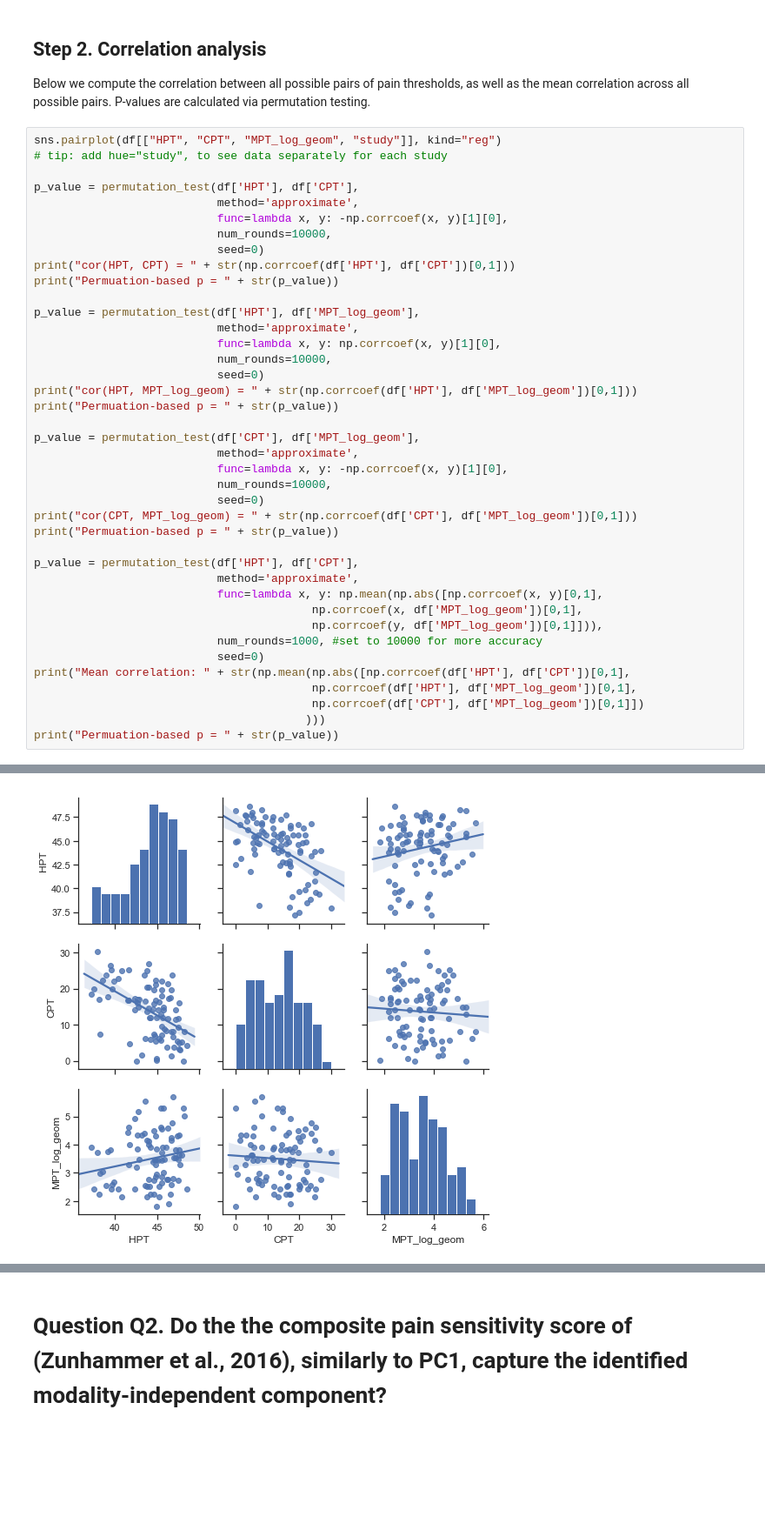
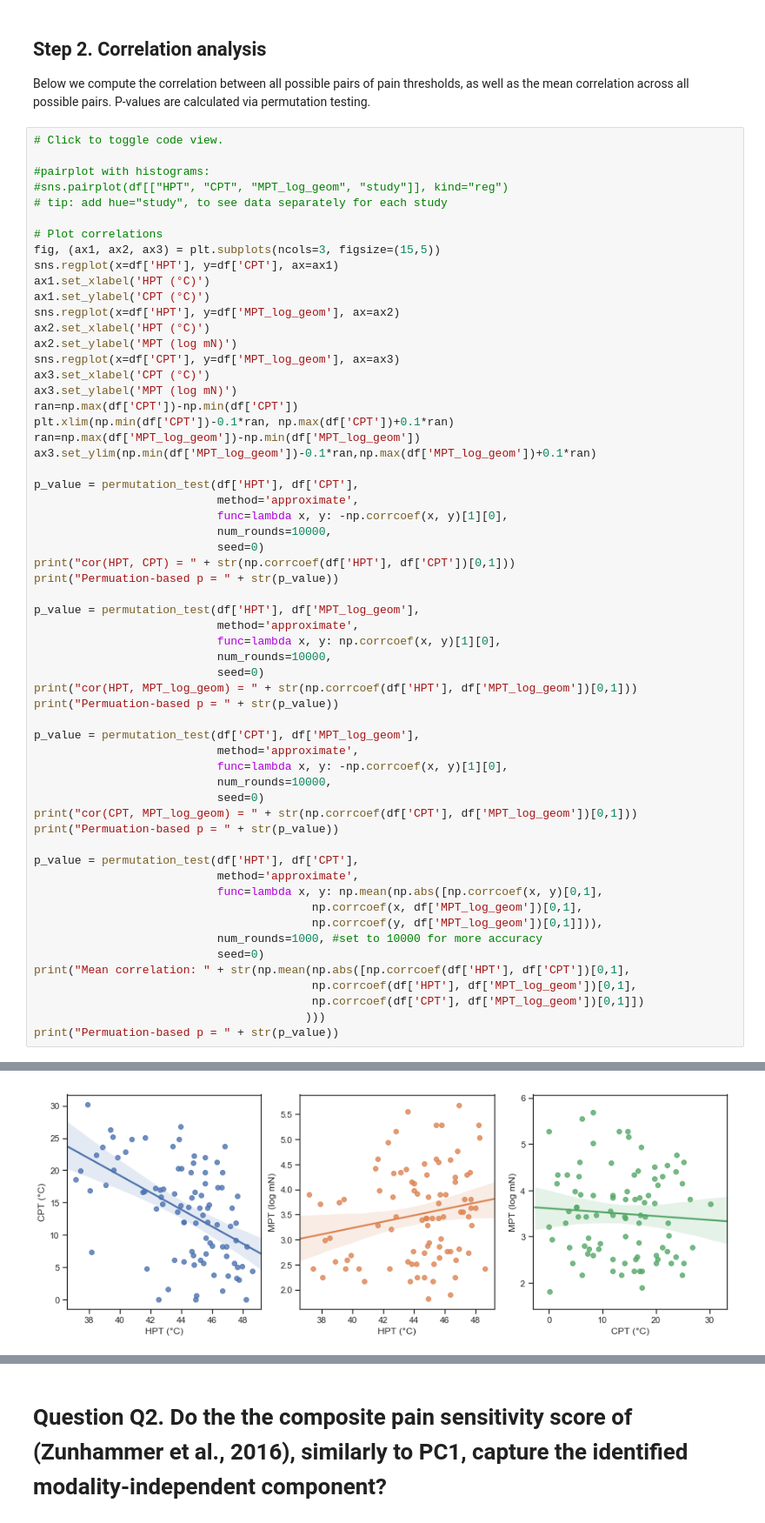
Before and after one commit to spisakt/RPN-signature, a Jupyter notebook: notebooks/Supplementary analysis - Rationale beyond using a composite pain sensitivity score.ipynb, the cells around one changed output, grey strips where cells are left out. Shown: that part at 87% size. Drawn from its saved outputs; the diff is of its cells as text; blank space fills up the shorter version.

```diff
--- a/notebooks/Supplementary analysis - Rationale beyond using a composite pain sensitivity score.ipynb
+++ b/notebooks/Supplementary analysis - Rationale beyond using a composite pain sensitivity score.ipynb
@@ -103,8 +101,27 @@ To gain a more detailed insight into the consistency structure, below, we invest
 Below we compute the correlation between all possible pairs of pain thresholds, as well as the mean correlation across all possible pairs.
 P-values are calculated via permutation testing.
 # %%
-sns.pairplot(df[["HPT", "CPT", "MPT_log_geom", "study"]], kind="reg")
+# Click to toggle code view.
+
+#pairplot with histograms:
+#sns.pairplot(df[["HPT", "CPT", "MPT_log_geom", "study"]], kind="reg")
 # tip: add hue="study", to see data separately for each study
+
+# Plot correlations
+fig, (ax1, ax2, ax3) = plt.subplots(ncols=3, figsize=(15,5))
+sns.regplot(x=df['HPT'], y=df['CPT'], ax=ax1)
+ax1.set_xlabel('HPT (°C)')
+ax1.set_ylabel('CPT (°C)')
+sns.regplot(x=df['HPT'], y=df['MPT_log_geom'], ax=ax2)
+ax2.set_xlabel('HPT (°C)')
+ax2.set_ylabel('MPT (log mN)')
+sns.regplot(x=df['CPT'], y=df['MPT_log_geom'], ax=ax3)
+ax3.set_xlabel('CPT (°C)')
+ax3.set_ylabel('MPT (log mN)')
+ran=np.max(df['CPT'])-np.min(df['CPT'])
+plt.xlim(np.min(df['CPT'])-0.1*ran, np.max(df['CPT'])+0.1*ran)
+ran=np.max(df['MPT_log_geom'])-np.min(df['MPT_log_geom'])
+ax3.set_ylim(np.min(df['MPT_log_geom'])-0.1*ran,np.max(df['MPT_log_geom'])+0.1*ran)
 
 p_value = permutation_test(df['HPT'], df['CPT'],
                            method='approximate',
@@ -124,31 +141,31 @@ print("Permuation-based p = " + str(p_value))
 
 p_value = permutation_test(df['CPT'], df['MPT_log_geom'],
                            method='approximate',
                            func=lambda x, y: -np.corrcoef(x, y)[1][0],
                            num_rounds=10000,
                            seed=0)
 print("cor(CPT, MPT_log_geom) = " + str(np.corrcoef(df['CPT'], df['MPT_log_geom'])[0,1]))
 print("Permuation-based p = " + str(p_value))
 
 p_value = permutation_test(df['HPT'], df['CPT'],
                            method='approximate',
                            func=lambda x, y: np.mean(np.abs([np.corrcoef(x, y)[0,1],
                                          np.corrcoef(x, df['MPT_log_geom'])[0,1],
                                          np.corrcoef(y, df['MPT_log_geom'])[0,1]])),
                            num_rounds=1000, #set to 10000 for more accuracy
                            seed=0)
 print("Mean correlation: " + str(np.mean(np.abs([np.corrcoef(df['HPT'], df['CPT'])[0,1],
                                          np.corrcoef(df['HPT'], df['MPT_log_geom'])[0,1],
                                          np.corrcoef(df['CPT'], df['MPT_log_geom'])[0,1]])
                                         )))
 print("Permuation-based p = " + str(p_value))
 # %% [output]
 cor(HPT, CPT) = -0.5063125884777612
 Permuation-based p = 0.0
 cor(HPT, MPT_log_geom) = 0.19267290368321235
 Permuation-based p = 0.0336
 cor(CPT, MPT_log_geom) = -0.06731140025472557
 Permuation-based p = 0.2651
 Mean correlation: 0.2554322974718997
 Permuation-based p = 0.0
-[figure, old version]
+[figure, new version]
```
Also changed, not shown: parts of 38 cells of this notebook.
